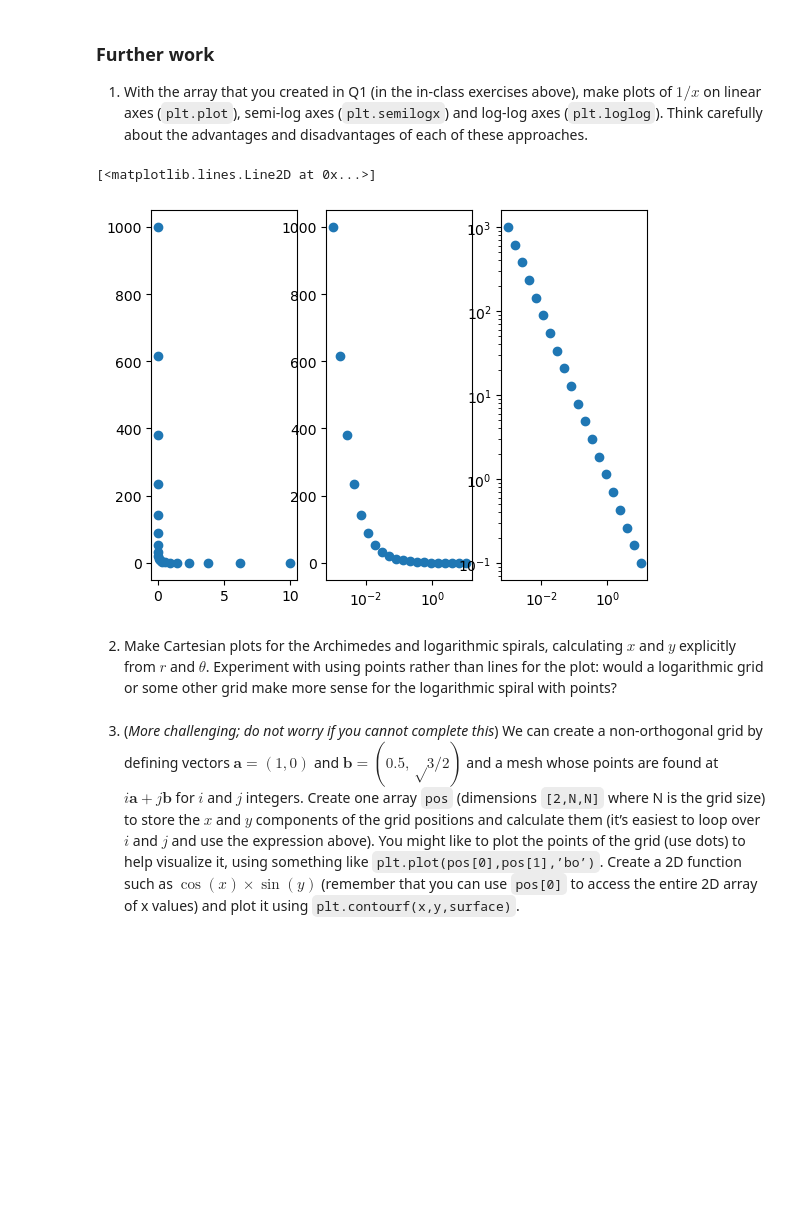
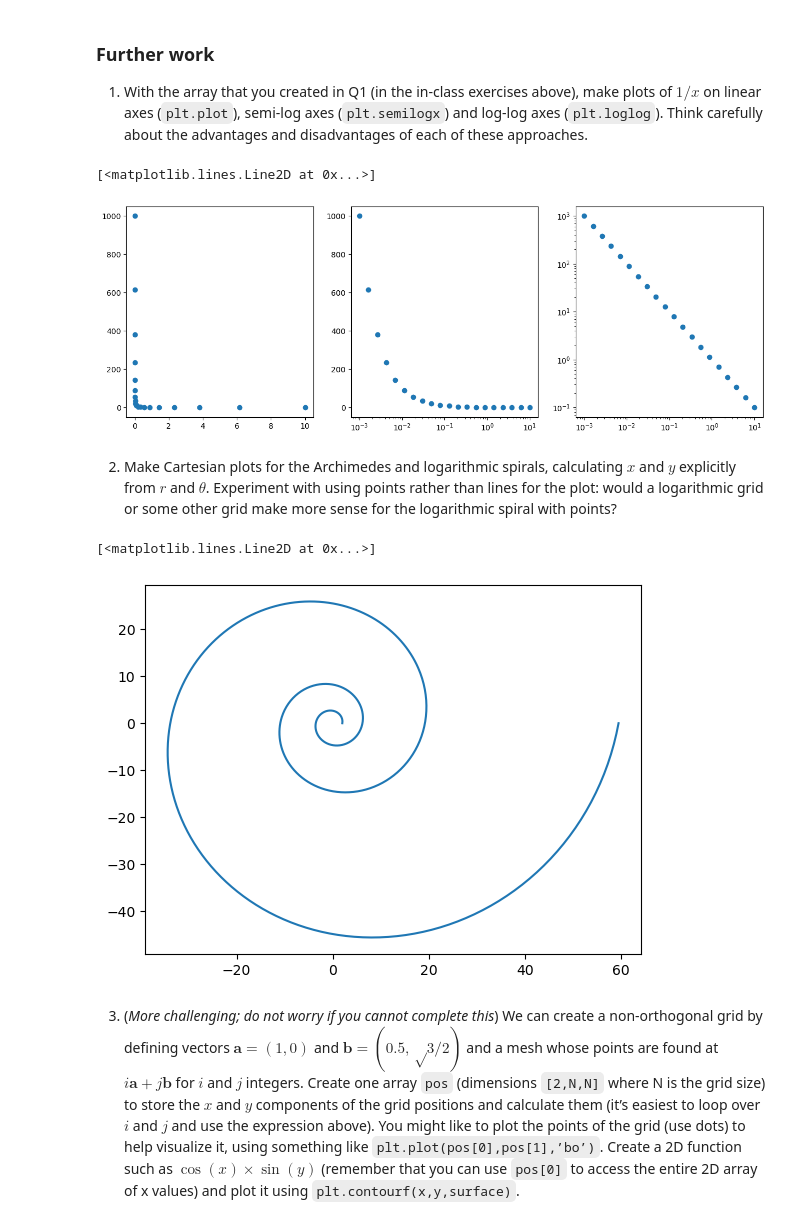
Before and after one commit to zfla/PHAS0030, a Jupyter notebook: Week 3/Session 3 Exercises.ipynb, the cells around one changed output. Drawn from its saved outputs; the diff is of its cells as text; code cells hidden in the pictures; blank space fills up the shorter version.

```diff
--- a/Week 3/Session 3 Exercises.ipynb
+++ b/Week 3/Session 3 Exercises.ipynb
@@ -54,19 +54,30 @@ ax2.plot(a*np.exp(b*theta), theta)
 # %%
 y = 1/x
 
-fig2 = plt.figure()
+fig2 = plt.figure(figsize=(15,5))
 ax3 = fig2.add_subplot(1, 3, 1)
 ax3.plot(x, y, 'o')
 
 ax4 = fig2.add_subplot(1, 3, 2)
 ax4.semilogx(x, y, 'o')
 
 ax5 = fig2.add_subplot(1, 3, 3)
 ax5.loglog(x, y, 'o')
 # %% [output]
 [<matplotlib.lines.Line2D at 0x...>]
-[figure, old version]
+[figure, new version]
 # %% [markdown]
 2. Make Cartesian plots for the Archimedes and logarithmic spirals, calculating $x$ and $y$ explicitly from $r$ and $\theta$. Experiment with using points rather than lines for the plot: would a logarithmic grid or some other grid make more sense for the logarithmic spiral with points?
+# %%
+a_log = 2
+b_log = 0.18
+r_log = a_log * np.exp(b_log * theta)
+x_log = r_log * np.cos(theta)
+y_log = r_log * np.sin(theta)
+
+plt.plot(x_log, y_log)
+# %% [output]
+[<matplotlib.lines.Line2D at 0x...>]
+[figure, added]
 # %% [markdown]
 3. (*More challenging; do not worry if you cannot complete this*) We can create a non-orthogonal grid by defining vectors $\mathbf{a}=(1,0)$ and $\mathbf{b}=(0.5,√3/2)$ and a mesh whose points are found at $i\mathbf{a}+j\mathbf{b}$ for $i$ and $j$ integers. Create one array `pos` (dimensions `[2,N,N]` where N is the grid size) to store the $x$ and $y$ components of the grid positions and calculate them (it’s easiest to loop over $i$ and $j$ and use the expression above).  You might like to plot the points of the grid (use dots) to help visualize it, using something like `plt.plot(pos[0],pos[1],’bo’)`.  Create a 2D function such as $\cos(x)\times \sin(y)$ (remember that you can use `pos[0]` to access the entire 2D array of x values) and plot it using `plt.contourf(x,y,surface)`.
```
Also changed, not shown: parts of 12 cells of this notebook, 9 other files.
